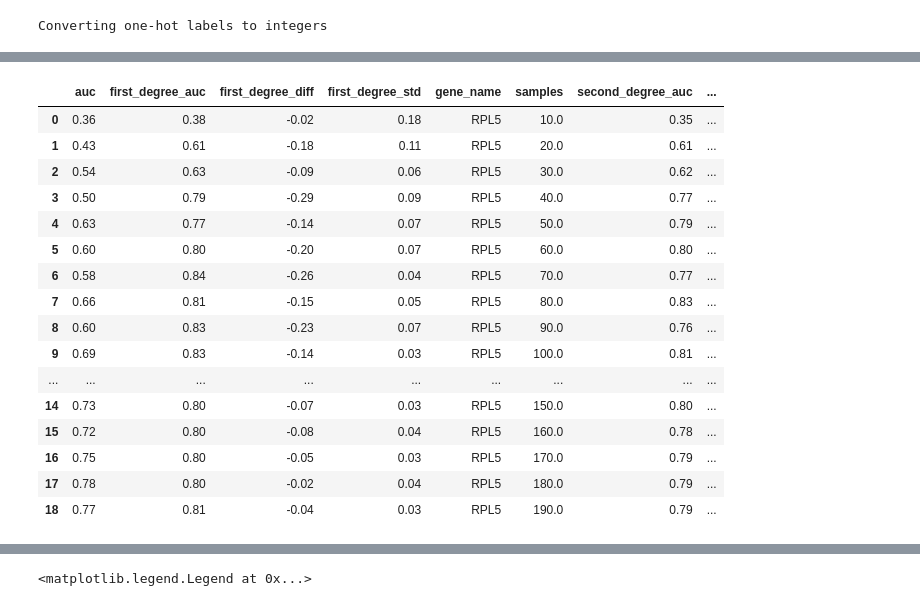
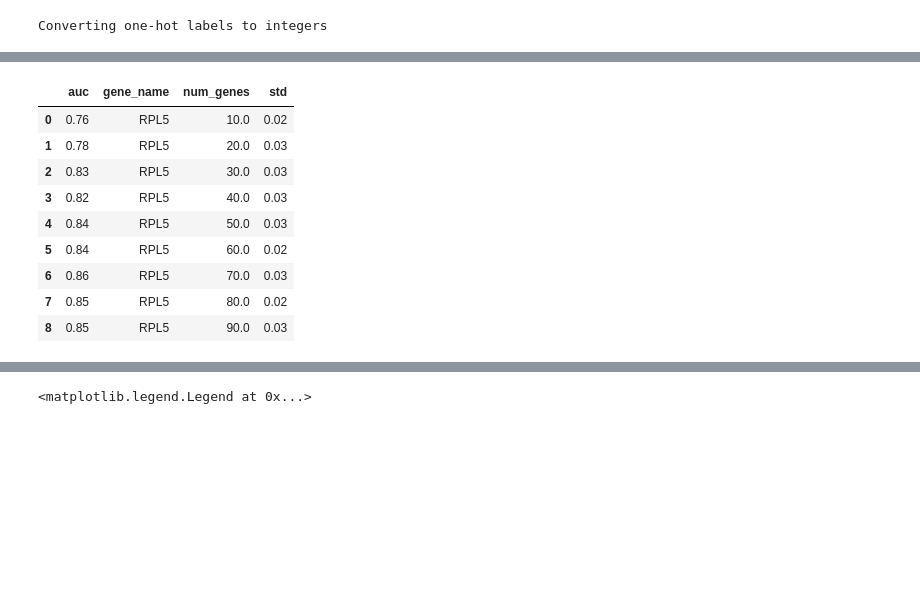
Before and after one commit to mila-iqia/gene-graph-conv, a Jupyter notebook: gene_inference.ipynb, the cells around one changed output, grey strips where cells are left out. Cells and saved outputs as stored; diff of their text form; code cells hidden in the pictures; blank space fills up the shorter version.

```diff
--- a/gene_inference.ipynb
+++ b/gene_inference.ipynb
@@ -149,23 +116,16 @@ plt.legend((line1[0], line2[0]), ('Varying # of Nodes', "Baseline (Full Dataset)
-# %%
-full_results
-# %% [output]
-|  | auc | first_degree_auc | first_degree_diff | first_degree_std | gene_name | samples | second_degree_auc | ... |
-| 0 | 0.36 | 0.38 | -0.02 | 0.18 | RPL5 | 10.0 | 0.35 | ... |
-| 1 | 0.43 | 0.61 | -0.18 | 0.11 | RPL5 | 20.0 | 0.61 | ... |
-| 2 | 0.54 | 0.63 | -0.09 | 0.06 | RPL5 | 30.0 | 0.62 | ... |
-| 3 | 0.50 | 0.79 | -0.29 | 0.09 | RPL5 | 40.0 | 0.77 | ... |
-| 4 | 0.63 | 0.77 | -0.14 | 0.07 | RPL5 | 50.0 | 0.79 | ... |
-| 5 | 0.60 | 0.80 | -0.20 | 0.07 | RPL5 | 60.0 | 0.80 | ... |
-| 6 | 0.58 | 0.84 | -0.26 | 0.04 | RPL5 | 70.0 | 0.77 | ... |
-| 7 | 0.66 | 0.81 | -0.15 | 0.05 | RPL5 | 80.0 | 0.83 | ... |
-| 8 | 0.60 | 0.83 | -0.23 | 0.07 | RPL5 | 90.0 | 0.76 | ... |
-| 9 | 0.69 | 0.83 | -0.14 | 0.03 | RPL5 | 100.0 | 0.81 | ... |
-| ... | ... | ... | ... | ... | ... | ... | ... | ... |
-| 14 | 0.73 | 0.80 | -0.07 | 0.03 | RPL5 | 150.0 | 0.80 | ... |
-| 15 | 0.72 | 0.80 | -0.08 | 0.04 | RPL5 | 160.0 | 0.78 | ... |
-| 16 | 0.75 | 0.80 | -0.05 | 0.03 | RPL5 | 170.0 | 0.79 | ... |
-| 17 | 0.78 | 0.80 | -0.02 | 0.04 | RPL5 | 180.0 | 0.79 | ... |
-| 18 | 0.77 | 0.81 | -0.04 | 0.03 | RPL5 | 190.0 | 0.79 | ... |
+# %%
+results
+# %% [output]
+|  | auc | gene_name | num_genes | std |
+| 0 | 0.76 | RPL5 | 10.0 | 0.02 |
+| 1 | 0.78 | RPL5 | 20.0 | 0.03 |
+| 2 | 0.83 | RPL5 | 30.0 | 0.03 |
+| 3 | 0.82 | RPL5 | 40.0 | 0.03 |
+| 4 | 0.84 | RPL5 | 50.0 | 0.03 |
+| 5 | 0.84 | RPL5 | 60.0 | 0.02 |
+| 6 | 0.86 | RPL5 | 70.0 | 0.03 |
+| 7 | 0.85 | RPL5 | 80.0 | 0.02 |
+| 8 | 0.85 | RPL5 | 90.0 | 0.03 |
 # %%
 # AUC
 plt.figure()
```
Also changed, not shown: parts of 8 cells of this notebook, 2 other files.
